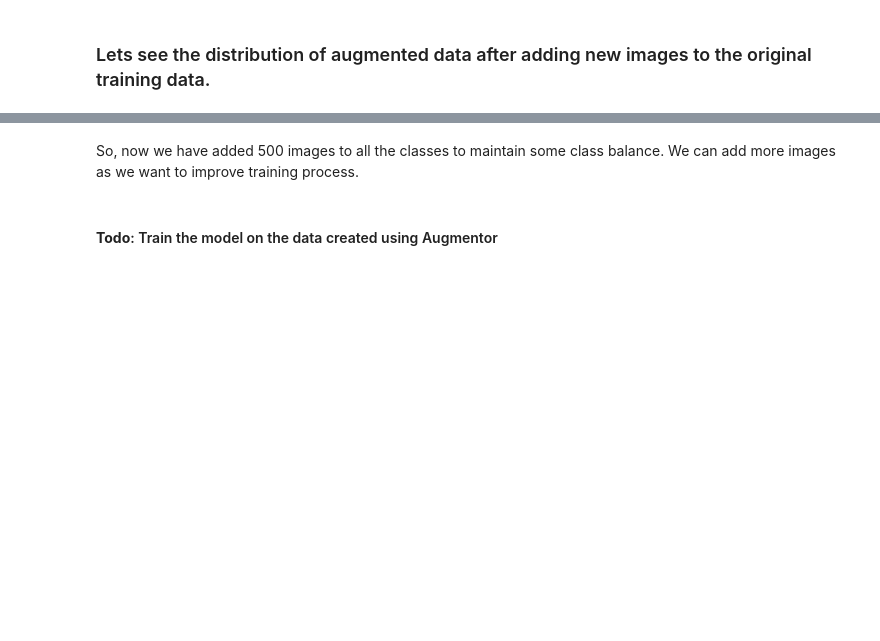
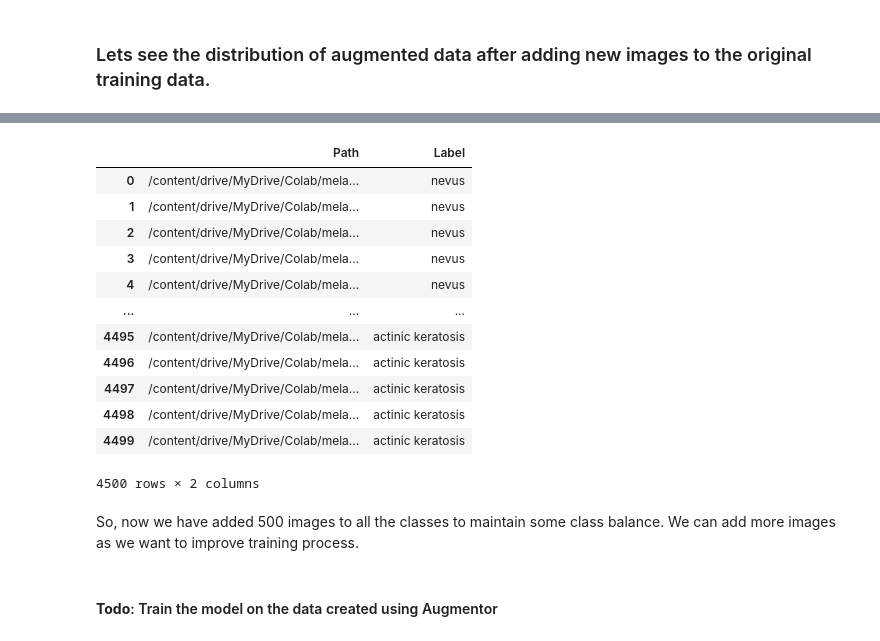
Before and after one commit to ishankarve/melanoma, a Jupyter notebook: melanoma_notebook.ipynb, the cells around one changed output, grey strips where cells are left out. Saved outputs shown, nothing was run; the diff lists cells and outputs as text; code cells hidden in the pictures; blank space fills up the shorter version.

```diff
--- a/melanoma_notebook.ipynb
+++ b/melanoma_notebook.ipynb
@@ -418,5 +471,7 @@ print(image_count_train)
 # %% [markdown]
 ### Lets see the distribution of augmented data after adding new images to the original training data.
 # %%
+from glob import glob
 path_list = [x for x in glob(os.path.join(data_dir_train, '*','output', '*.jpg'))]
 path_list
+path_list_new=path_list
@@ -430,0 +523,16 @@ new_df = original_df.append(df2)
+# %%
+df2
+# %% [output]
+|  | Path | Label |
+| 0 | /content/drive/MyDrive/Colab/mela... | nevus |
+| 1 | /content/drive/MyDrive/Colab/mela... | nevus |
+| 2 | /content/drive/MyDrive/Colab/mela... | nevus |
+| 3 | /content/drive/MyDrive/Colab/mela... | nevus |
+| 4 | /content/drive/MyDrive/Colab/mela... | nevus |
+| ... | ... | ... |
+| 4495 | /content/drive/MyDrive/Colab/mela... | actinic keratosis |
+| 4496 | /content/drive/MyDrive/Colab/mela... | actinic keratosis |
+| 4497 | /content/drive/MyDrive/Colab/mela... | actinic keratosis |
+| 4498 | /content/drive/MyDrive/Colab/mela... | actinic keratosis |
+| 4499 | /content/drive/MyDrive/Colab/mela... | actinic keratosis |
+4500 rows × 2 columns
```
Also changed, not shown: parts of 20 cells of this notebook.
